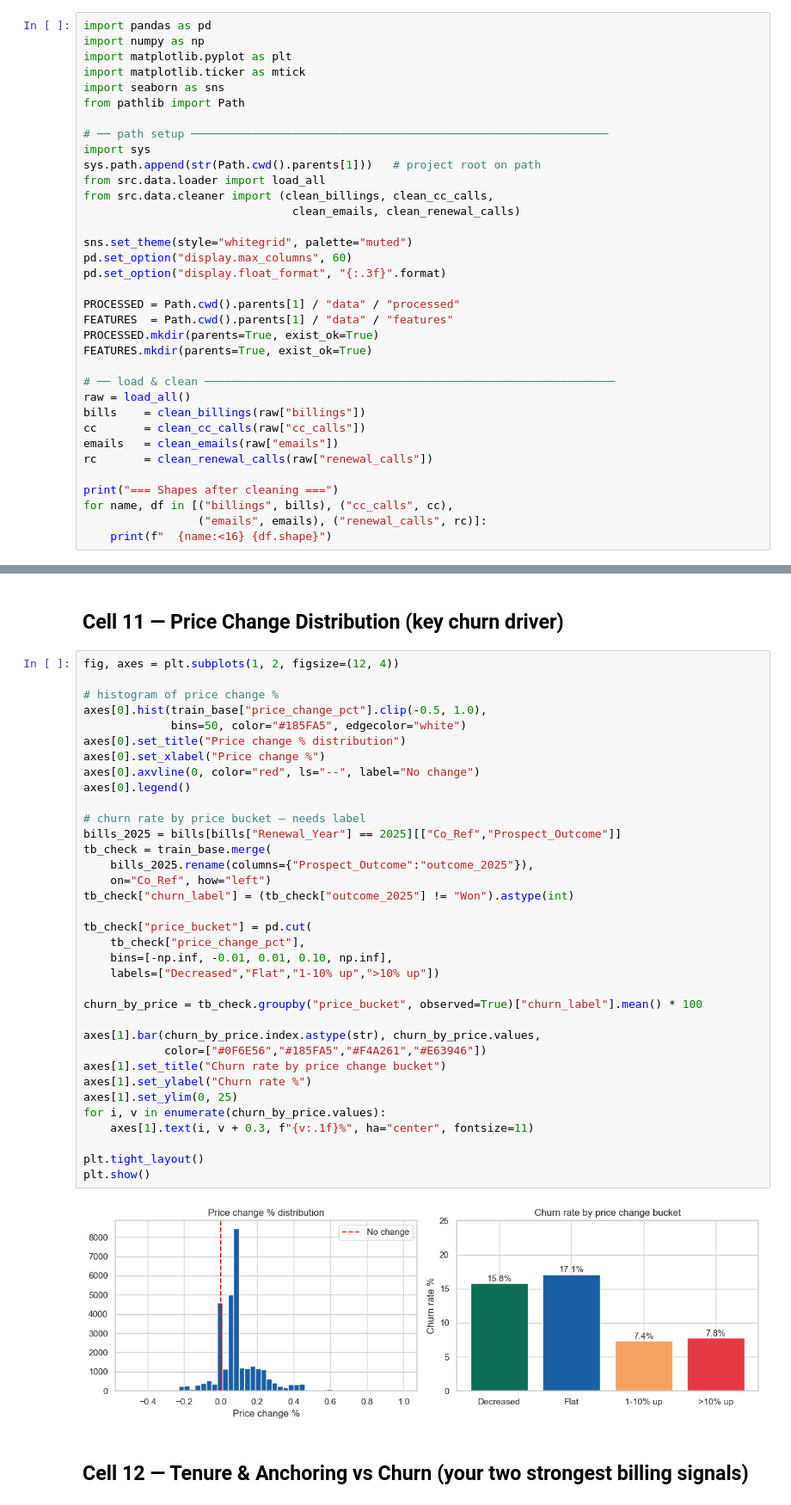
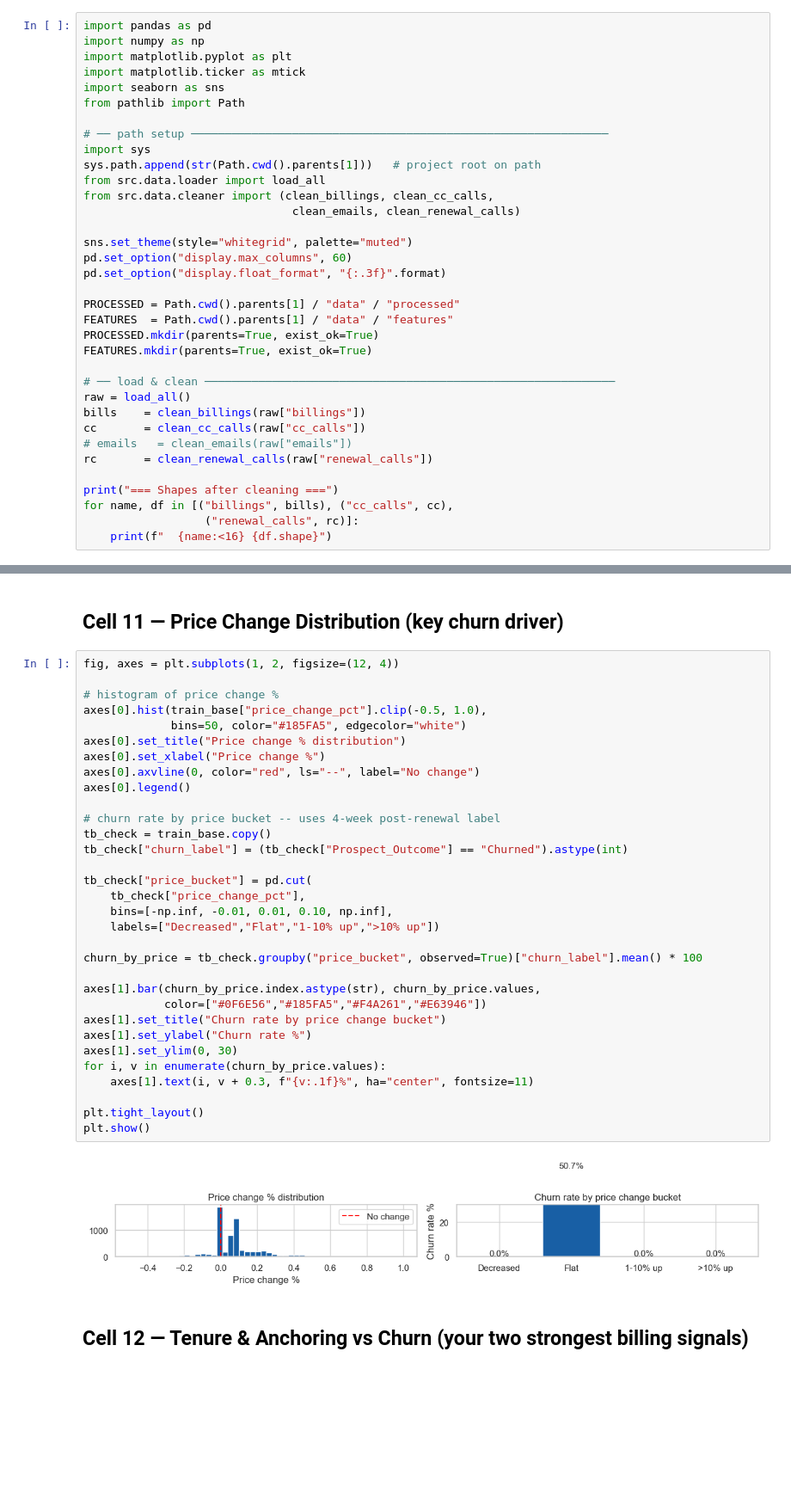
Before and after one commit to rahulparaselli/post_renewal_churn_prediction, a Jupyter notebook: notebooks/02_integration/01_data_integration_eda.ipynb, the cells around one changed output, grey strips where cells are left out. Shown at 86% size. Drawn from its saved outputs; the diff is of its cells as text; blank space fills up the shorter version.

```diff
--- a/notebooks/02_integration/01_data_integration_eda.ipynb
+++ b/notebooks/02_integration/01_data_integration_eda.ipynb
@@ -48,12 +48,12 @@ FEATURES.mkdir(parents=True, exist_ok=True)
 raw = load_all()
 bills    = clean_billings(raw["billings"])
 cc       = clean_cc_calls(raw["cc_calls"])
-emails   = clean_emails(raw["emails"])
+# emails   = clean_emails(raw["emails"])
 rc       = clean_renewal_calls(raw["renewal_calls"])
 
 print("=== Shapes after cleaning ===")
 for name, df in [("billings", bills), ("cc_calls", cc),
-                 ("emails", emails), ("renewal_calls", rc)]:
+                  ("renewal_calls", rc)]:
     print(f"  {name:<16} {df.shape}")
 # %% [output]
 === Shapes after cleaning ===
@@ -481,40 +444,37 @@ Training base with derived features: (30946, 72)
 # %%
 fig, axes = plt.subplots(1, 2, figsize=(12, 4))
 
 # histogram of price change %
 axes[0].hist(train_base["price_change_pct"].clip(-0.5, 1.0),
              bins=50, color="#185FA5", edgecolor="white")
 axes[0].set_title("Price change % distribution")
 axes[0].set_xlabel("Price change %")
 axes[0].axvline(0, color="red", ls="--", label="No change")
 axes[0].legend()
 
-# churn rate by price bucket — needs label
-bills_2025 = bills[bills["Renewal_Year"] == 2025][["Co_Ref","Prospect_Outcome"]]
-tb_check = train_base.merge(
-    bills_2025.rename(columns={"Prospect_Outcome":"outcome_2025"}),
-    on="Co_Ref", how="left")
-tb_check["churn_label"] = (tb_check["outcome_2025"] != "Won").astype(int)
+# churn rate by price bucket -- uses 4-week post-renewal label
+tb_check = train_base.copy()
+tb_check["churn_label"] = (tb_check["Prospect_Outcome"] == "Churned").astype(int)
 
 tb_check["price_bucket"] = pd.cut(
     tb_check["price_change_pct"],
     bins=[-np.inf, -0.01, 0.01, 0.10, np.inf],
     labels=["Decreased","Flat","1-10% up",">10% up"])
 
 churn_by_price = tb_check.groupby("price_bucket", observed=True)["churn_label"].mean() * 100
 
 axes[1].bar(churn_by_price.index.astype(str), churn_by_price.values,
             color=["#0F6E56","#185FA5","#F4A261","#E63946"])
 axes[1].set_title("Churn rate by price change bucket")
 axes[1].set_ylabel("Churn rate %")
-axes[1].set_ylim(0, 25)
+axes[1].set_ylim(0, 30)
 for i, v in enumerate(churn_by_price.values):
     axes[1].text(i, v + 0.3, f"{v:.1f}%", ha="center", fontsize=11)
 
 plt.tight_layout()
 plt.show()
 # %% [output]
-[figure, old version]
+[figure, new version]
 # %% [markdown]
 ## Cell 12 — Tenure & Anchoring vs Churn (your two strongest billing signals)
 # %%
```
Also changed, not shown: parts of 22 cells of this notebook, 28 other files.
